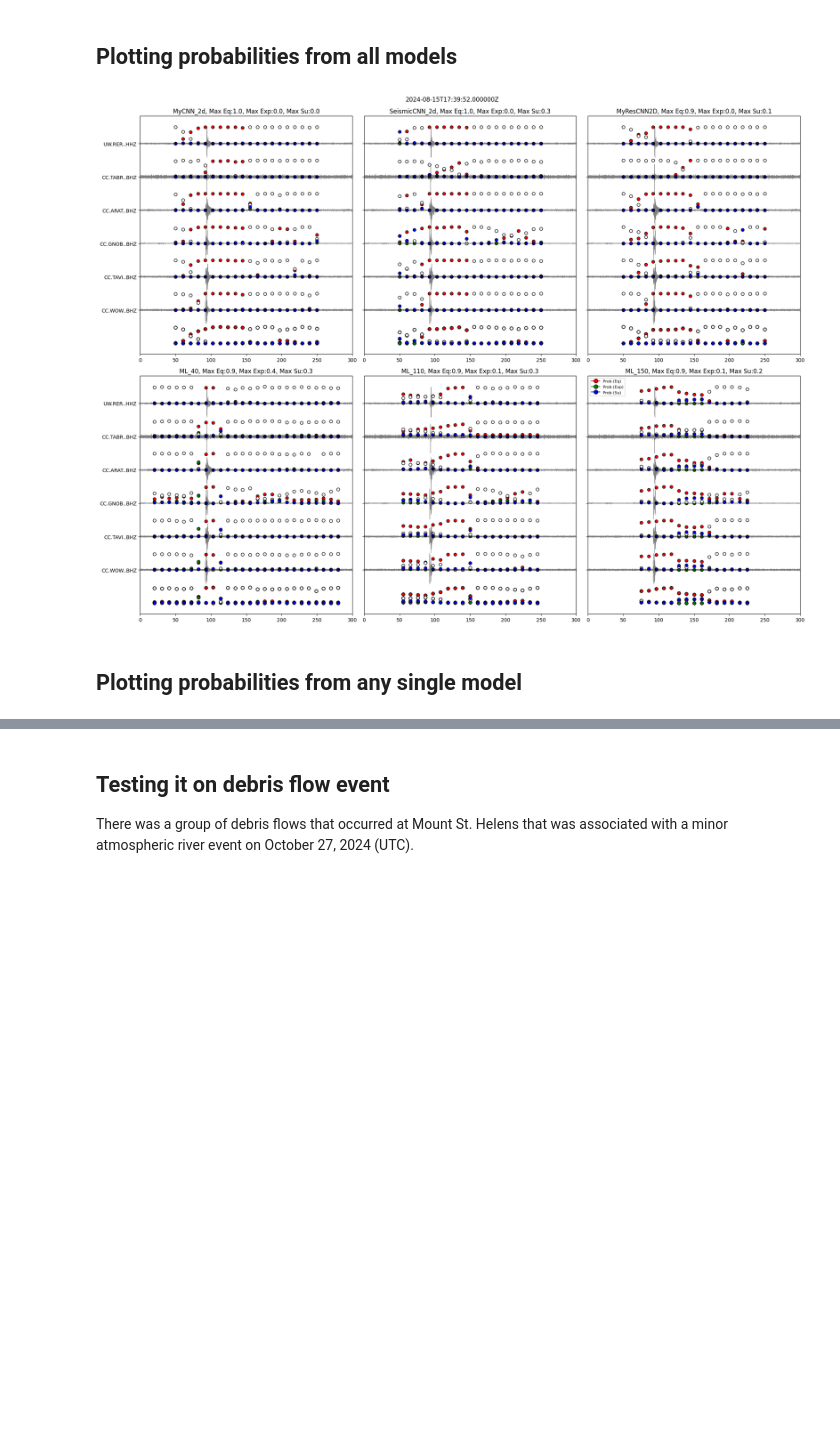
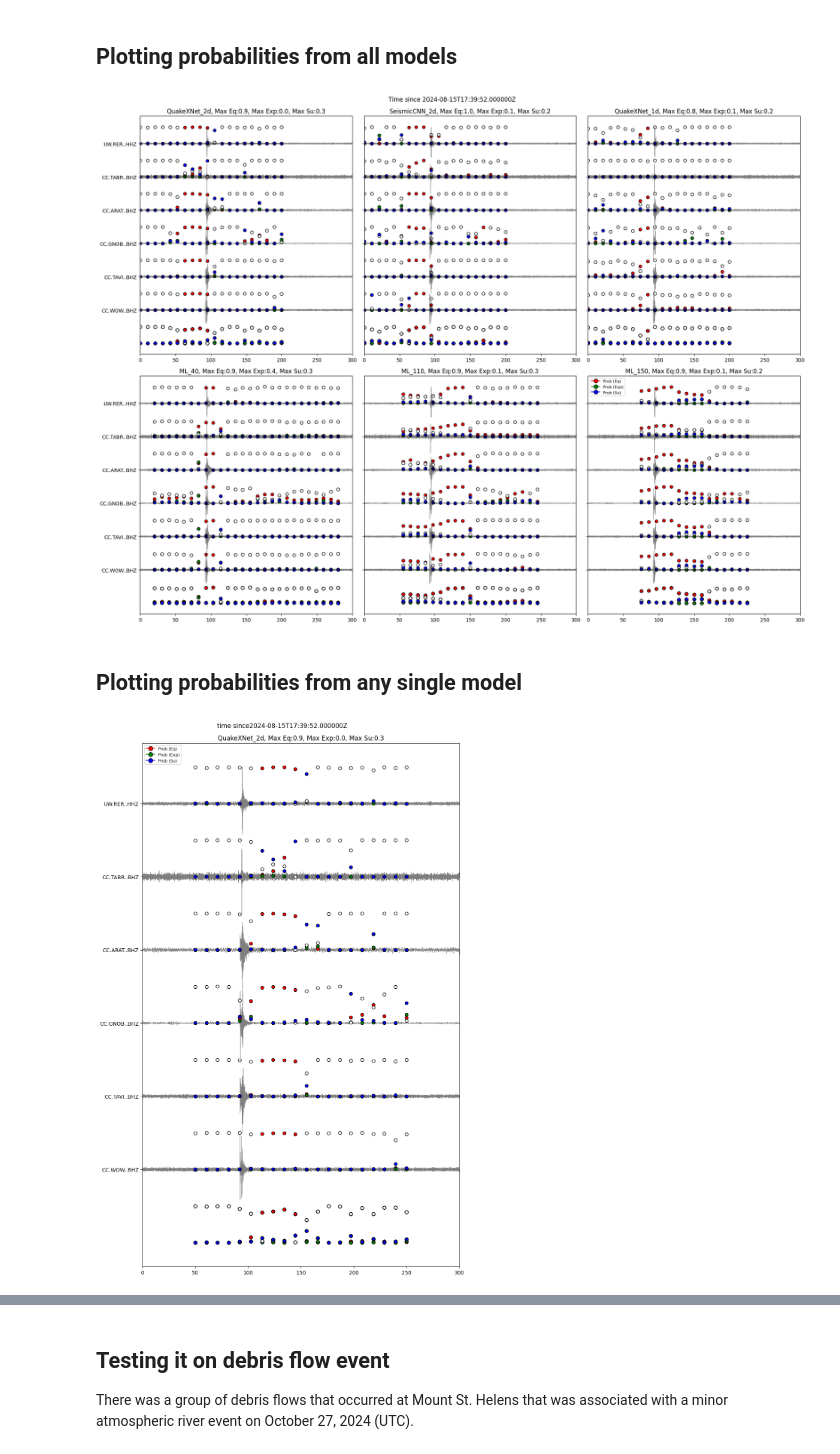
Before and after one commit to Akashkharita/Surface_Event_Detection, a Jupyter notebook: notebooks/classification_demo_earthquake_all_models.ipynb, the cells around one changed output, grey strips where cells are left out. Cells and saved outputs as stored; diff of their text form; code cells hidden in the pictures; blank space fills up the shorter version.

```diff
--- a/notebooks/classification_demo_earthquake_all_models.ipynb
+++ b/notebooks/classification_demo_earthquake_all_models.ipynb
@@ -278,11 +266,17 @@ Reshaped data: (1, 3, 30000)
 # %% [markdown]
 ## Plotting probabilities from all models
 # %%
-stn_probs_dl = stn_probs_dl = [(stn_probs_mycnn_2d, 'MyCNN_2d'), (stn_probs_seismiccnn_2d, 'SeismicCNN_2d'), (stn_probs_myrescnn_2d, 'MyResCNN2D')]
+stn_probs_dl = [(stn_probs_quakexnet_2d, 'QuakeXNet_2d'), (stn_probs_seismiccnn_2d, 'SeismicCNN_2d'), (stn_probs_quakexnet_1d, 'QuakeXNet_1d')]
 stn_probs_ml = [(stn_probs_ml_40, 'ML_40', 40), (stn_probs_ml_110, 'ML_110', 110), (stn_probs_ml_150, 'ML_150', 150)]
 plot_all_model_probs(stn_probs_dl, stn_probs_ml, big_reshaped_data, orig_sr, start_time, end_time, big_station_ids)
 # %% [output]
-[figure, old version]
+[figure, new version]
 # %% [markdown]
 ## Plotting probabilities from any single model
+# %%
+## Plotting any deep learning model
+stn_probs = [(stn_probs_quakexnet_2d, 'QuakeXNet_2d', 100)]
+plot_single_model_probs(stn_probs,  big_reshaped_data, orig_sr, start_time, end_time, big_station_ids, fig_size = (10, 15))
+# %% [output]
+[figure, added]
 # %%
```
Also changed, not shown: parts of 10 cells of this notebook, 1 other file.
